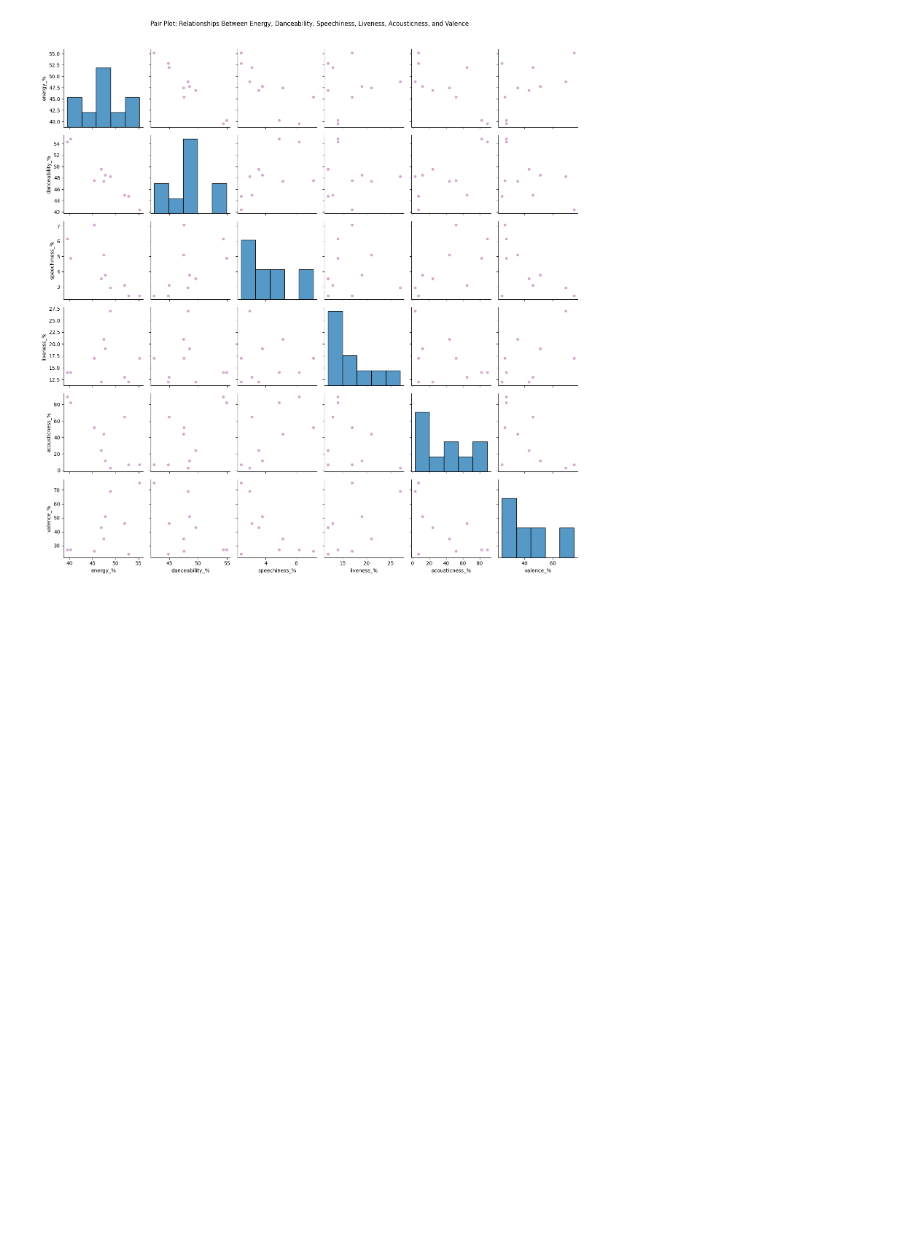
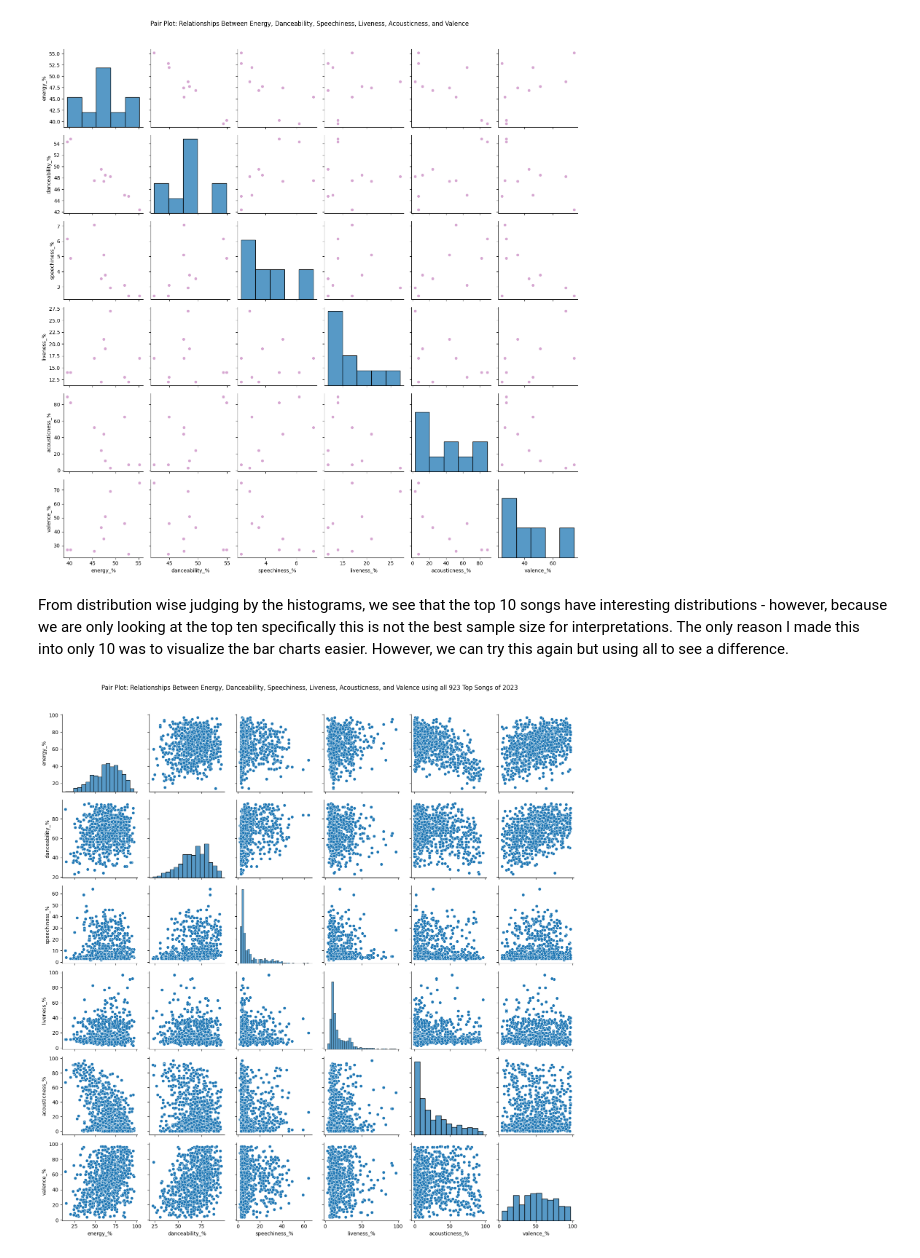
Before and after one commit to summerolmstead/Spotify-Top-Songs-2023-Analysis, a Jupyter notebook: Spotify_Top_Songs_Analysis.ipynb, the cells around one changed output. Cells and saved outputs as stored; diff of their text form; code cells hidden in the pictures; blank space fills up the shorter version.

```diff
--- a/Spotify_Top_Songs_Analysis.ipynb
+++ b/Spotify_Top_Songs_Analysis.ipynb
@@ -202,3 +202,16 @@ plt.tight_layout()
 plt.show()
 # %% [output]
 [figure]
+# %% [markdown]
+From distribution wise judging by the histograms, we see that the top 10 songs have interesting distributions - however, because we are only looking at the top ten specifically this is not the best sample size for interpretations. The only reason I made this into only 10 was to visualize the bar charts easier. However, we can try this again but using all to see a difference.
+# %%
+#new dataframe that includes all six features of these different percentage types
+df_pairplot = df[['energy_%', 'danceability_%', 'speechiness_%', 'liveness_%', 'acousticness_%', 'valence_%']]
+
+#the scatterplot matrix (pair plot) for the six features
+sns.pairplot(df_pairplot, kind='scatter', diag_kind='hist')
+plt.suptitle('Pair Plot: Relationships Between Energy, Danceability, Speechiness, Liveness, Acousticness, and Valence using all 923 Top Songs of 2023', y=1.02)
+plt.tight_layout()
+plt.show()
+# %% [output]
+[figure, added]
```
Also changed, not shown: parts of 1 cell of this notebook.
